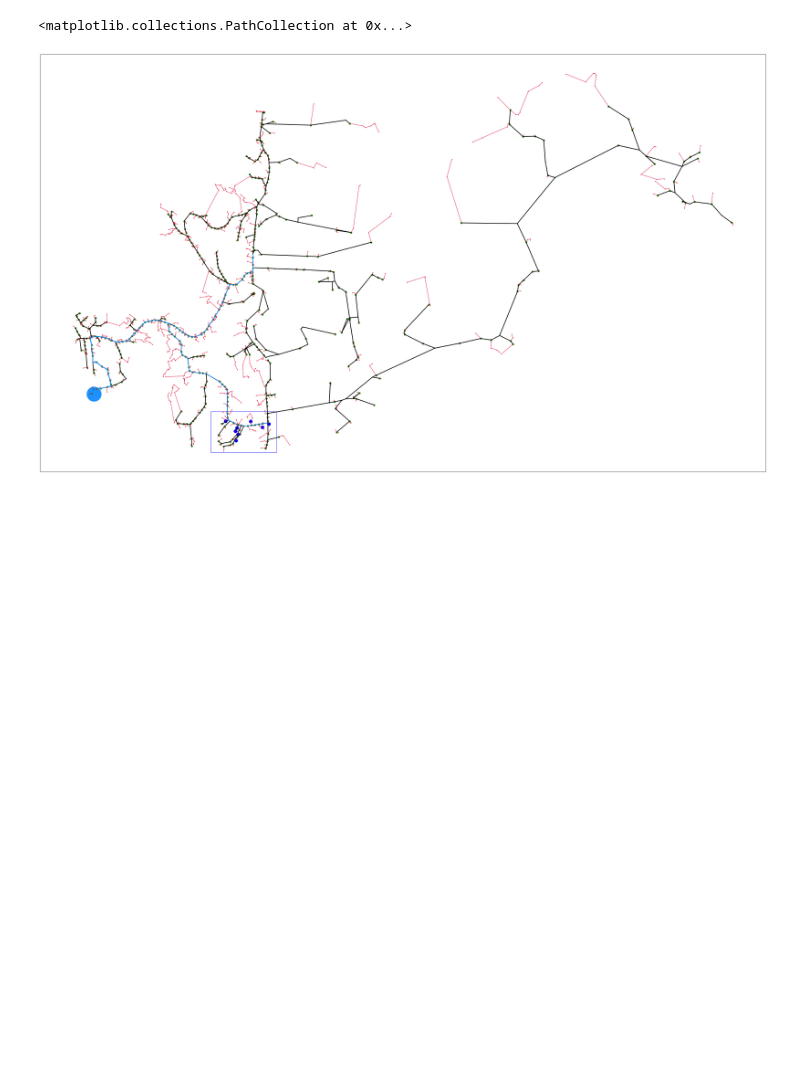
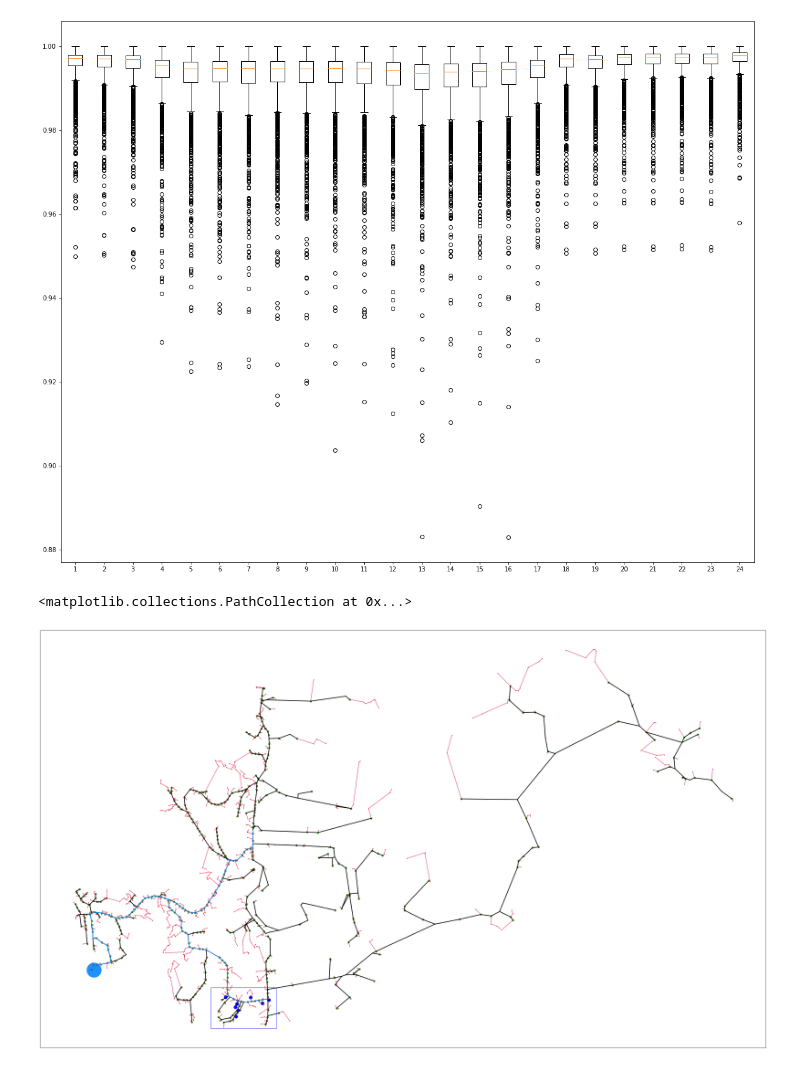
Before and after one commit to rounak-meyur/revs-admm, a Jupyter notebook: ev-adoption-robustness.ipynb, the cells around one changed output. Drawn from its saved outputs; the diff is of its cells as text; code cells hidden in the pictures; blank space fills up the shorter version.

```diff
--- a/ev-adoption-robustness.ipynb
+++ b/ev-adoption-robustness.ipynb
@@ -70,16 +46,3 @@ def GetDistNet(path,code):
-# %%
-s = 6
-all_homes = get_home_data(homepath,shift=s)
-dist = GetDistNet(distpath,121144)
-
-res = [n for n in dist if dist.nodes[n]['label']=='H']
-
-# Area of interest where EV adoption is studied
-xmin = -80.37217
-ymin = 37.1993
-xmax = xmin + 0.010
-ymax = ymin + 0.005
-res_interest = [n for n in res if (xmin<=dist.nodes[n]['cord'][0]<=xmax) and (ymin<=dist.nodes[n]['cord'][1]<=ymax)]
 # %%
 np.random.seed(1234)
 adoption = 0.1
@@ -176,22 +88,23 @@ KeyboardInterrupt:
 # %%
-from pySchedLoadlib import compute_Rmat
 R = compute_Rmat(dist)
 nodelist = [n for n in dist if dist.nodes[n]['label']!='S']
 
 
 P = np.zeros(shape=(len(nodelist),len(COST)))
 Z = np.ones(shape=(len(nodelist),len(COST)))
 for i,n in enumerate(nodelist):
     if n in res:
-        P[i,:] = np.array(P_sch[k][n])
+        P[i,:] = np.array(P_res[n])
 
 V = np.sqrt(Z - R@P)
 volt = {h:V[i,:].tolist() for i,h in enumerate(nodelist) if h in nodelist}
-volt_data = [[volt[n][t] for n in nodelist] for t in range(len(COST))]
+volt_data = [[volt[n][t] for n in res] for t in range(len(COST))]
 
 fig5 = plt.figure(figsize=(20,16))
 ax5 = fig5.add_subplot(1,1,1)
-ax5.boxplot(volt_data)
+d_adopt1 = ax5.boxplot(volt_data)
+# %% [output]
+[figure, added]
 # %%
 def plot_network(ax,net,path=None,with_secnet=False):
     """
```
Also changed, not shown: parts of 8 cells of this notebook, 35 other files.
